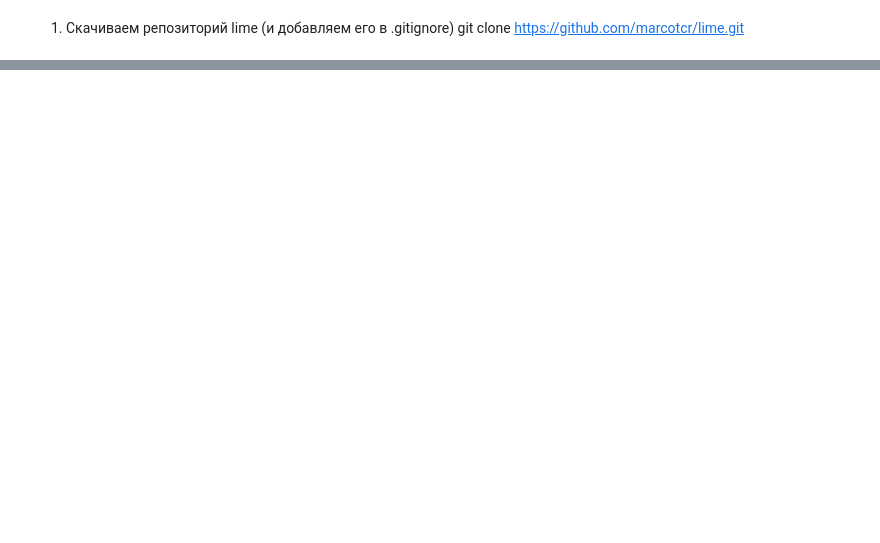
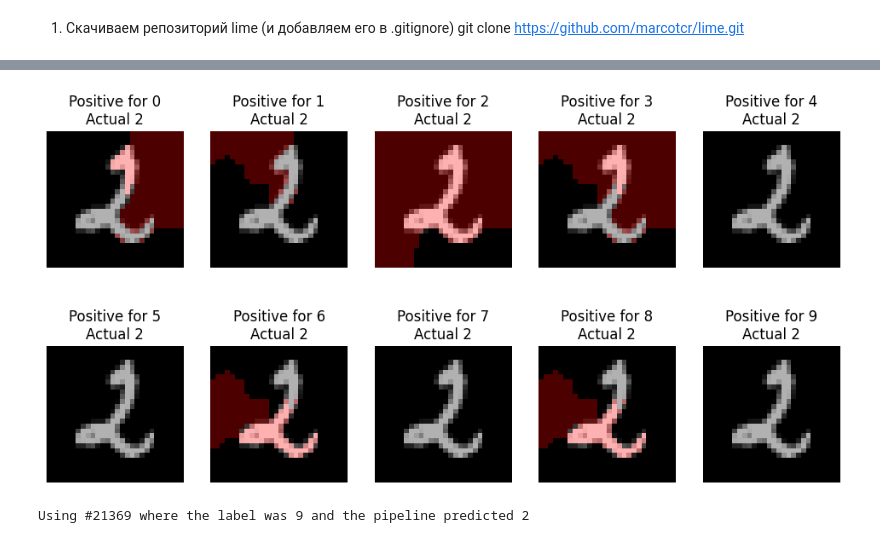
Before and after one commit to nocturnalq/azsii, a Jupyter notebook: prz5/AZSII_prz_5.ipynb, the cells around one changed output, grey strips where cells are left out. Saved outputs shown, nothing was run; the diff lists cells and outputs as text; code cells hidden in the pictures; blank space fills up the shorter version.

```diff
--- a/prz5/AZSII_prz_5.ipynb
+++ b/prz5/AZSII_prz_5.ipynb
@@ -52,0 +134,16 @@ y_vec = mnist.target.astype(np.uint8)
+# %%
+# now show them for each class
+fig, m_axs = plt.subplots(2,5, figsize = (12,6))
+for i, c_ax in enumerate(m_axs.flatten()):
+    temp, mask = explanation.get_image_and_mask(i, positive_only=True, num_features=1000, hide_rest=False, min_weight = 0.01 )
+    c_ax.imshow(label2rgb(mask,X_test[0], bg_label = 0), interpolation = 'nearest')
+    c_ax.set_title('Positive for {}\nActual {}'.format(i, y_test.iloc[0]))
+    c_ax.axis('off')
+# %% [output]
+[figure, added]
+# %%
+pipe_pred_test = simple_rf_pipeline.predict(X_test)
+wrong_idx = np.random.choice(np.where(pipe_pred_test!=y_test)[0])
+print('Using #{} where the label was {} and the pipeline predicted {}'.format(wrong_idx, y_test[wrong_idx], pipe_pred_test[wrong_idx]))
+# %% [output]
+Using #21369 where the label was 9 and the pipeline predicted 2
```
Also changed, not shown: parts of 14 cells of this notebook, 2 other files.
